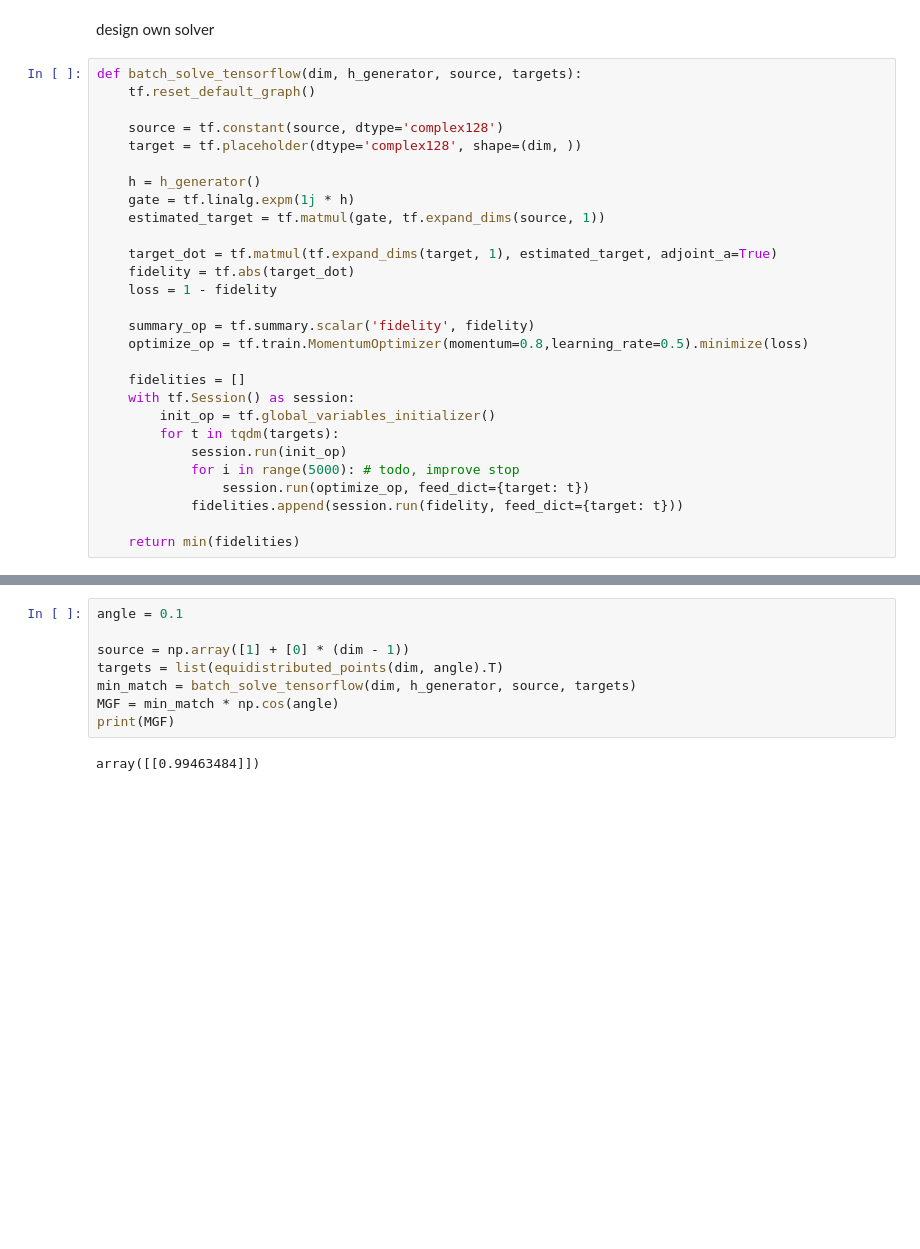
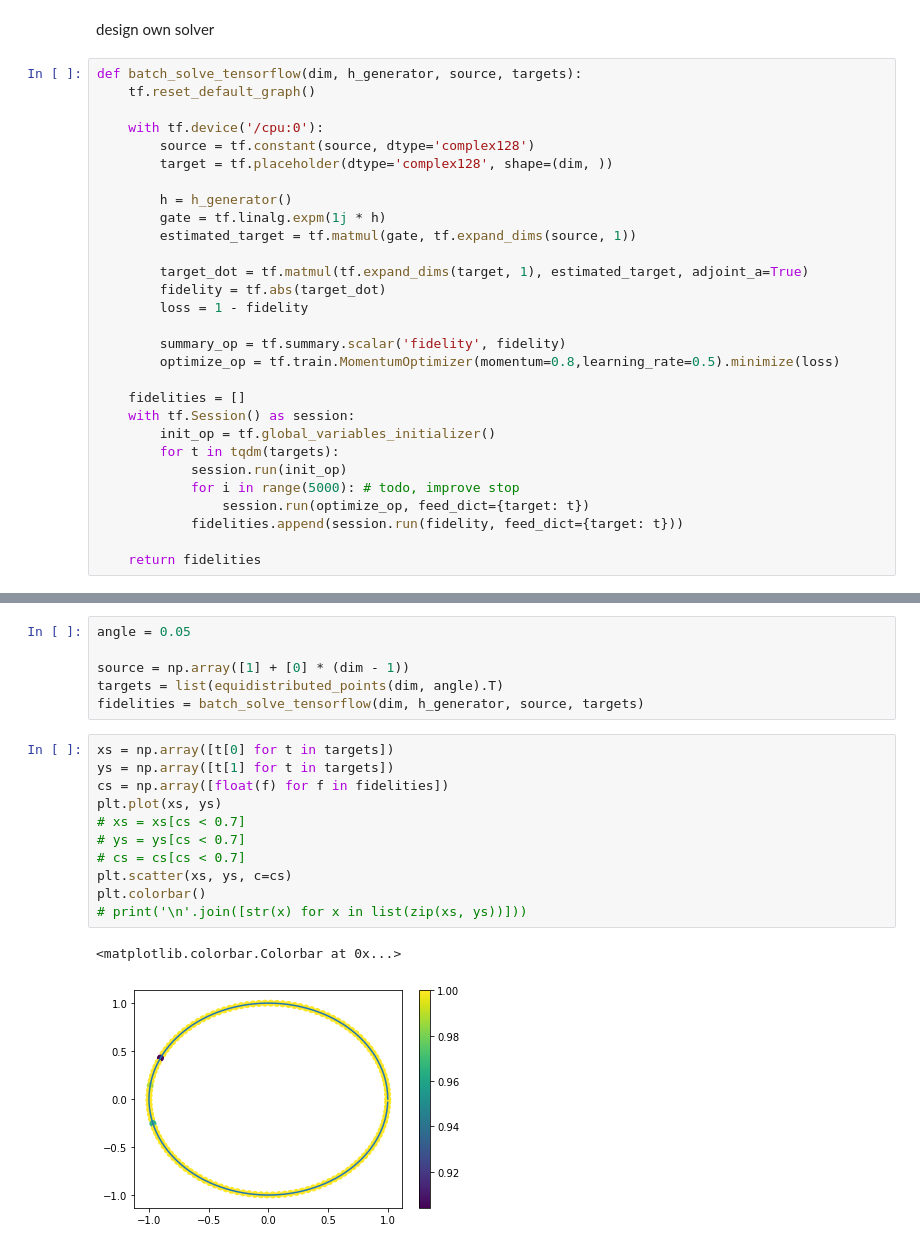
Before and after one commit to sesajad/quantum-state-construction, a Jupyter notebook: code/state_construction.ipynb, the cells around one changed output, grey strips where cells are left out. Saved outputs shown, nothing was run; the diff lists cells and outputs as text; blank space fills up the shorter version.

```diff
--- a/code/state_construction.ipynb
+++ b/code/state_construction.ipynb
@@ -55,19 +56,20 @@ design own solver
 def batch_solve_tensorflow(dim, h_generator, source, targets):
     tf.reset_default_graph()
 
-    source = tf.constant(source, dtype='complex128')
-    target = tf.placeholder(dtype='complex128', shape=(dim, ))
+    with tf.device('/cpu:0'):
+        source = tf.constant(source, dtype='complex128')
+        target = tf.placeholder(dtype='complex128', shape=(dim, ))
 
-    h = h_generator()
-    gate = tf.linalg.expm(1j * h)
-    estimated_target = tf.matmul(gate, tf.expand_dims(source, 1))
+        h = h_generator()
+        gate = tf.linalg.expm(1j * h)
+        estimated_target = tf.matmul(gate, tf.expand_dims(source, 1))
 
-    target_dot = tf.matmul(tf.expand_dims(target, 1), estimated_target, adjoint_a=True)
-    fidelity = tf.abs(target_dot)
-    loss = 1 - fidelity
+        target_dot = tf.matmul(tf.expand_dims(target, 1), estimated_target, adjoint_a=True)
+        fidelity = tf.abs(target_dot)
+        loss = 1 - fidelity
 
-    summary_op = tf.summary.scalar('fidelity', fidelity)
-    optimize_op = tf.train.MomentumOptimizer(momentum=0.8,learning_rate=0.5).minimize(loss)
+        summary_op = tf.summary.scalar('fidelity', fidelity)
+        optimize_op = tf.train.MomentumOptimizer(momentum=0.8,learning_rate=0.5).minimize(loss)
 
     fidelities = []
     with tf.Session() as session:
@@ -78,4 +80,4 @@ def batch_solve_tensorflow(dim, h_generator, source, targets):
                 session.run(optimize_op, feed_dict={target: t})
             fidelities.append(session.run(fidelity, feed_dict={target: t}))
 
-    return min(fidelities)
+    return fidelities
@@ -82,10 +106,20 @@ def batch_solve_tensorflow(dim, h_generator, source, targets):
 # %%
-angle = 0.1
+angle = 0.05
 
 source = np.array([1] + [0] * (dim - 1))
 targets = list(equidistributed_points(dim, angle).T)
-min_match = batch_solve_tensorflow(dim, h_generator, source, targets)
-MGF = min_match * np.cos(angle)
-print(MGF)
+fidelities = batch_solve_tensorflow(dim, h_generator, source, targets)
-# %% [output]
-array([[0.99463484]])
+# %%
+xs = np.array([t[0] for t in targets])
+ys = np.array([t[1] for t in targets])
+cs = np.array([float(f) for f in fidelities])
+plt.plot(xs, ys)
+# xs = xs[cs < 0.7]
+# ys = ys[cs < 0.7]
+# cs = cs[cs < 0.7]
+plt.scatter(xs, ys, c=cs)
+plt.colorbar()
+# print('\n'.join([str(x) for x in list(zip(xs, ys))]))
+# %% [output]
+<matplotlib.colorbar.Colorbar at 0x...>
+[figure, added]
```
Also changed, not shown: parts of 5 cells of this notebook, 3 other files.
